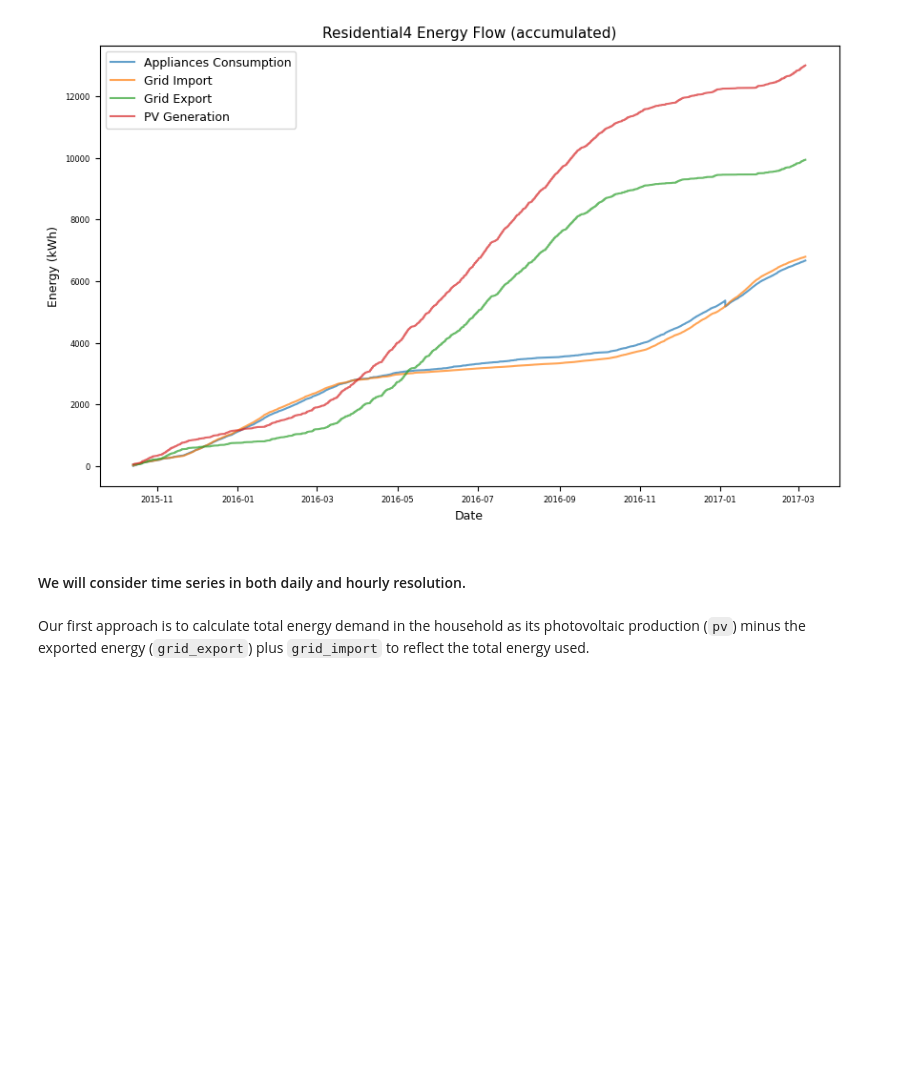
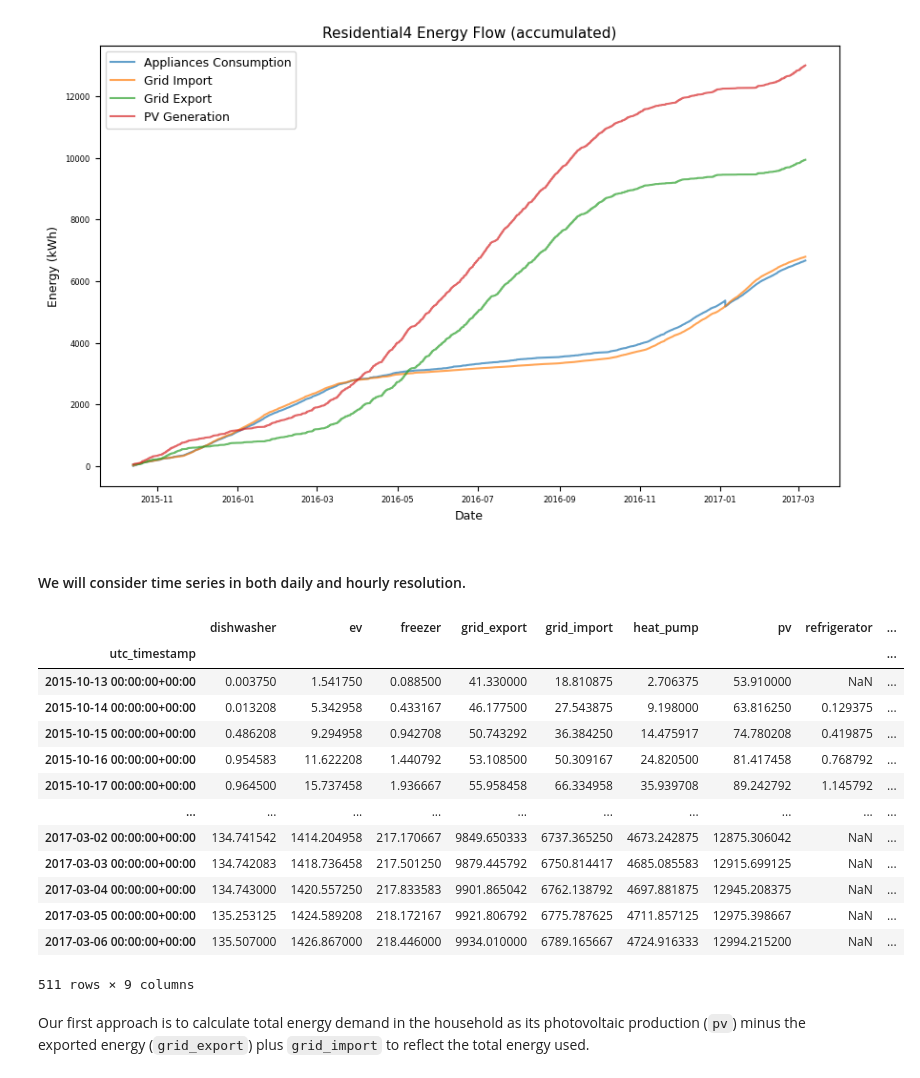
Before and after one commit to JoannaKusy/ML_for_Data_Analytics_Project, a Jupyter notebook: notebooks/01_eda.ipynb, the cells around one changed output. Drawn from its saved outputs; the diff is of its cells as text; code cells hidden in the pictures; blank space fills up the shorter version.

Commit message:
data pipeline and first unit tests

```diff
--- a/notebooks/01_eda.ipynb
+++ b/notebooks/01_eda.ipynb
@@ -335,6 +335,23 @@ plt.show()
 # %%
 residential4_data_hourly = residential4_data.copy()
 residential4_data_daily = residential4_data.copy().resample('D').mean()
+# %%
+residential4_data_daily
+# %% [output]
+|  | dishwasher | ev | freezer | grid_export | grid_import | heat_pump | pv | refrigerator | ... |
+| utc_timestamp |  |  |  |  |  |  |  |  | ... |
+| 2015-10-13 00:00:00+00:00 | 0.003750 | 1.541750 | 0.088500 | 41.330000 | 18.810875 | 2.706375 | 53.910000 | NaN | ... |
+| 2015-10-14 00:00:00+00:00 | 0.013208 | 5.342958 | 0.433167 | 46.177500 | 27.543875 | 9.198000 | 63.816250 | 0.129375 | ... |
+| 2015-10-15 00:00:00+00:00 | 0.486208 | 9.294958 | 0.942708 | 50.743292 | 36.384250 | 14.475917 | 74.780208 | 0.419875 | ... |
+| 2015-10-16 00:00:00+00:00 | 0.954583 | 11.622208 | 1.440792 | 53.108500 | 50.309167 | 24.820500 | 81.417458 | 0.768792 | ... |
+| 2015-10-17 00:00:00+00:00 | 0.964500 | 15.737458 | 1.936667 | 55.958458 | 66.334958 | 35.939708 | 89.242792 | 1.145792 | ... |
+| ... | ... | ... | ... | ... | ... | ... | ... | ... | ... |
+| 2017-03-02 00:00:00+00:00 | 134.741542 | 1414.204958 | 217.170667 | 9849.650333 | 6737.365250 | 4673.242875 | 12875.306042 | NaN | ... |
+| 2017-03-03 00:00:00+00:00 | 134.742083 | 1418.736458 | 217.501250 | 9879.445792 | 6750.814417 | 4685.085583 | 12915.699125 | NaN | ... |
+| 2017-03-04 00:00:00+00:00 | 134.743000 | 1420.557250 | 217.833583 | 9901.865042 | 6762.138792 | 4697.881875 | 12945.208375 | NaN | ... |
+| 2017-03-05 00:00:00+00:00 | 135.253125 | 1424.589208 | 218.172167 | 9921.806792 | 6775.787625 | 4711.857125 | 12975.398667 | NaN | ... |
+| 2017-03-06 00:00:00+00:00 | 135.507000 | 1426.867000 | 218.446000 | 9934.010000 | 6789.165667 | 4724.916333 | 12994.215200 | NaN | ... |
+511 rows × 9 columns
 # %% [markdown]
 Our first approach is to calculate total energy demand in the household as its photovoltaic production (`pv`) minus the exported energy (`grid_export`) plus `grid_import` to reflect the total energy used.
 # %%
```
Also changed, not shown: parts of 12 cells of this notebook, 10 other files.
